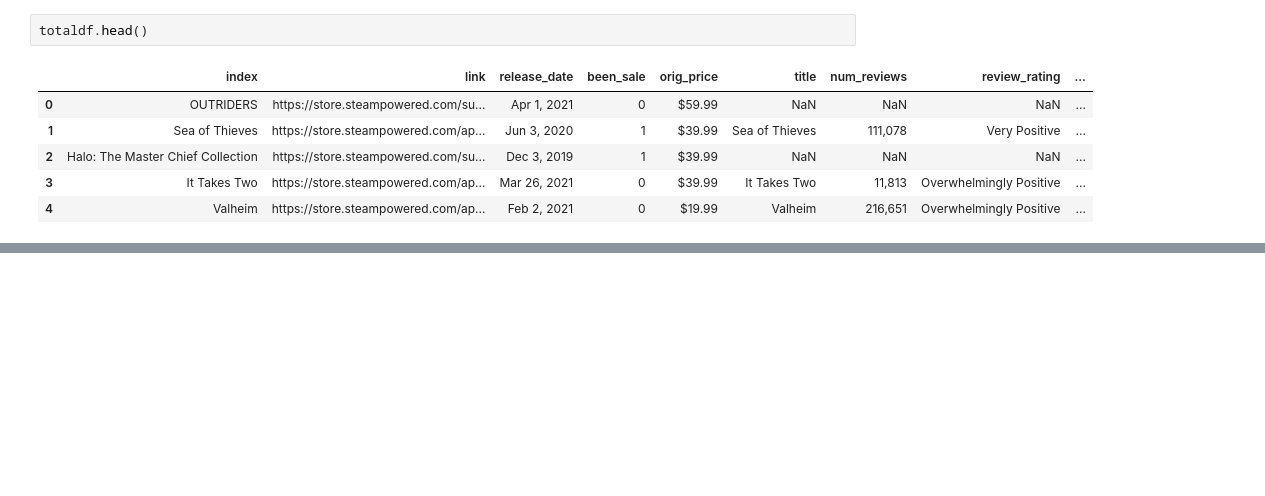
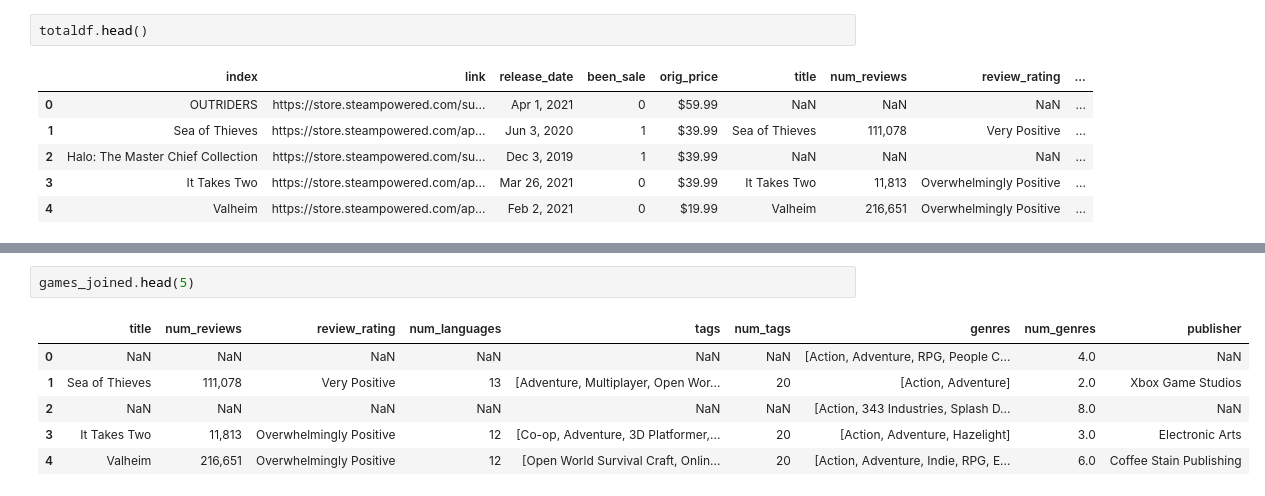
Before and after one commit to MichaelHarnett/Regression_Metis, a Jupyter notebook: selenium_scrap.ipynb, the cells around one changed output, grey strips where cells are left out. Drawn from its saved outputs; the diff is of its cells as text; blank space fills up the shorter version.

Commit message:
fixed merged table, saved important dfs as csvs

```diff
--- a/selenium_scrap.ipynb
+++ b/selenium_scrap.ipynb
@@ -1113,0 +1132,9 @@ totaldf.head()
+# %%
+games_joined.head(5)
+# %% [output]
+|  | title | num_reviews | review_rating | num_languages | tags | num_tags | genres | num_genres | publisher |
+| 0 | NaN | NaN | NaN | NaN | NaN | NaN | [Action, Adventure, RPG, People C... | 4.0 | NaN |
+| 1 | Sea of Thieves | 111,078 | Very Positive | 13 | [Adventure, Multiplayer, Open Wor... | 20 | [Action, Adventure] | 2.0 | Xbox Game Studios |
+| 2 | NaN | NaN | NaN | NaN | NaN | NaN | [Action, 343 Industries, Splash D... | 8.0 | NaN |
+| 3 | It Takes Two | 11,813 | Overwhelmingly Positive | 12 | [Co-op, Adventure, 3D Platformer,... | 20 | [Action, Adventure, Hazelight] | 3.0 | Electronic Arts |
+| 4 | Valheim | 216,651 | Overwhelmingly Positive | 12 | [Open World Survival Craft, Onlin... | 20 | [Action, Adventure, Indie, RPG, E... | 6.0 | Coffee Stain Publishing |
```
Also changed, not shown: parts of 17 cells of this notebook, 5 other files.
